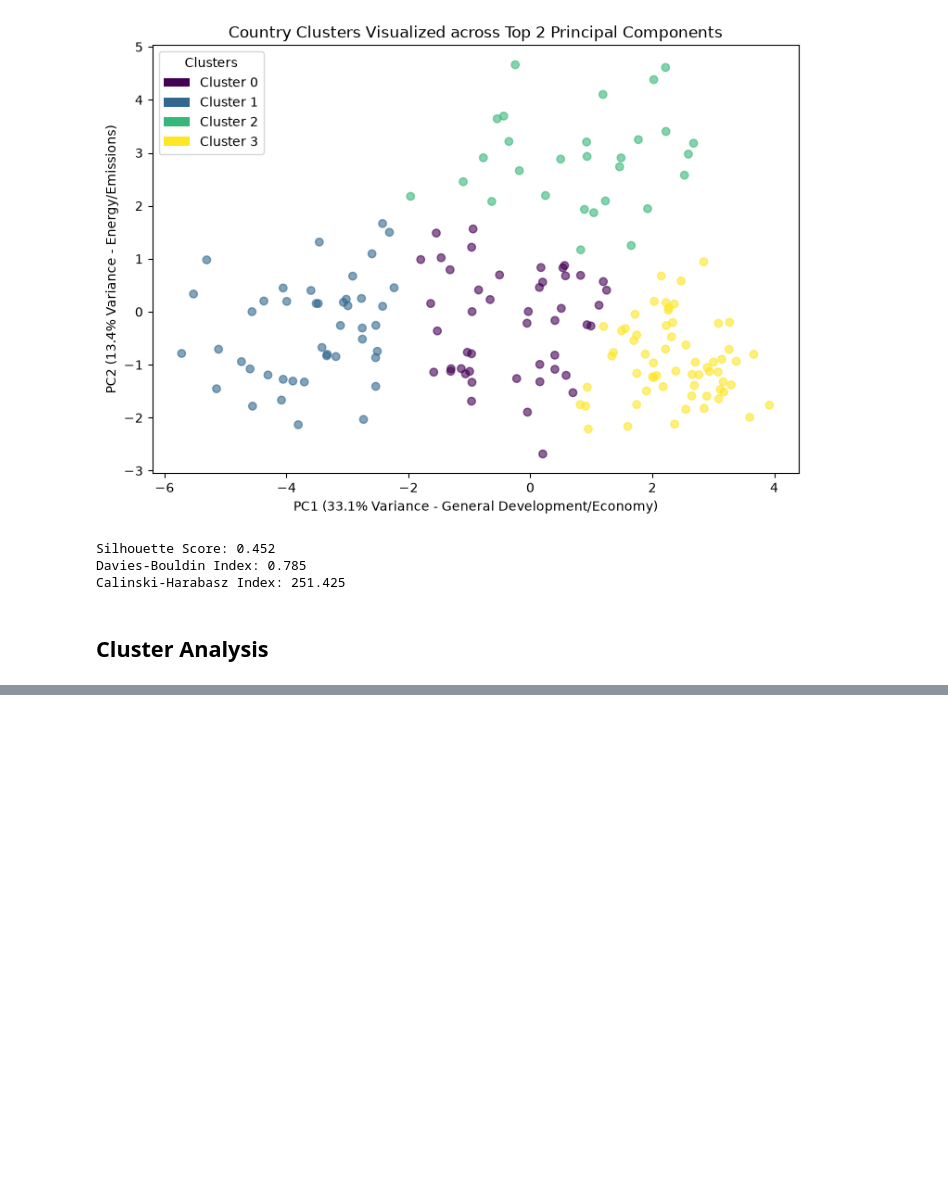
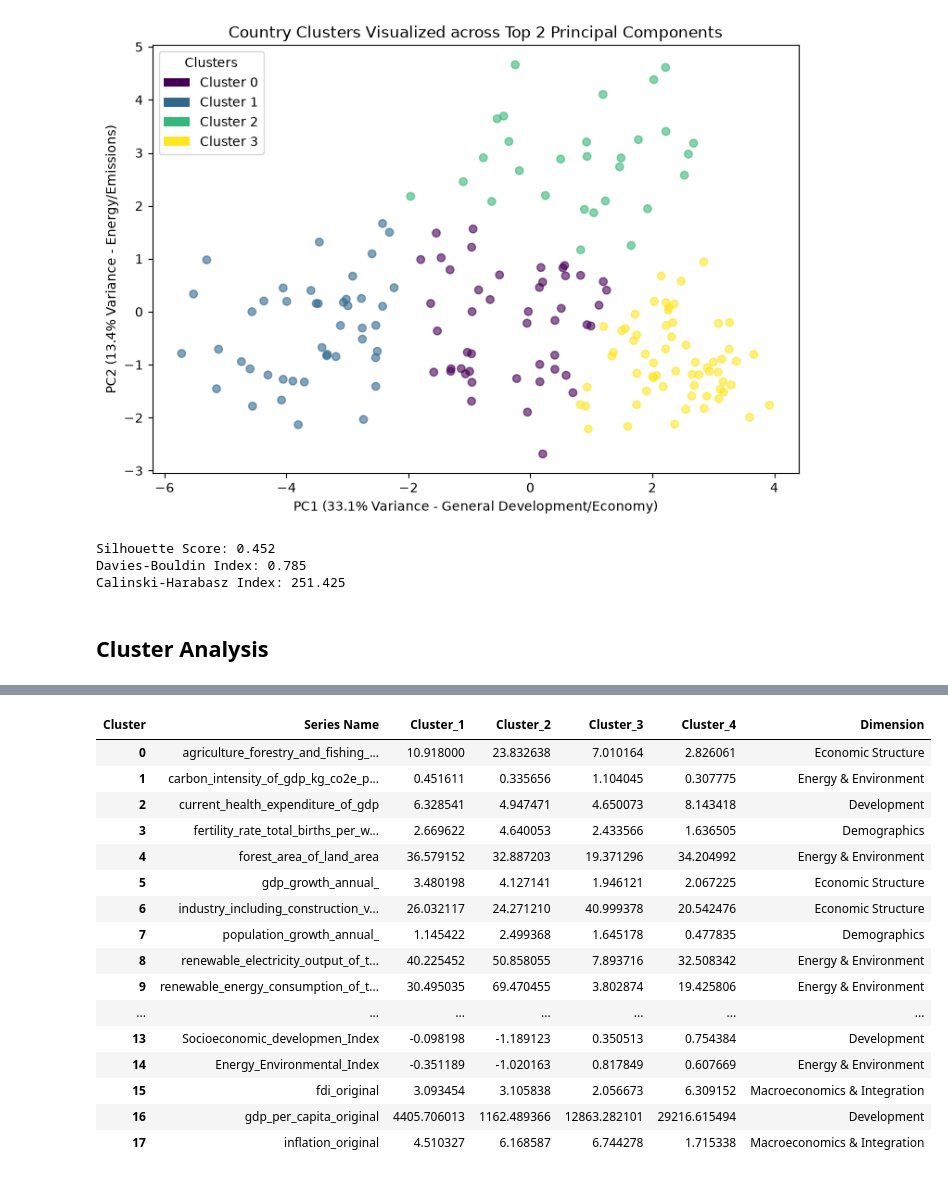
Before and after one commit to Mina-Makram-001/2B_Data_Science_Portfolio, a Jupyter notebook: Task_4_(Train_3_Unsupervised_ML_Models)/4_The_Model_&_Cluster_Analysis.ipynb, the cells around one changed output, grey strips where cells are left out. Cells and saved outputs as stored; diff of their text form; code cells hidden in the pictures; blank space fills up the shorter version.

```diff
--- a/Task_4_(Train_3_Unsupervised_ML_Models)/4_The_Model_&_Cluster_Analysis.ipynb
+++ b/Task_4_(Train_3_Unsupervised_ML_Models)/4_The_Model_&_Cluster_Analysis.ipynb
@@ -604,0 +653,74 @@ df_countries.head()
+# %%
+# 1. Update dimensions dictionary to match 'gdp_per_capita_original'
+dimensions = {
+    'Development': [
+        'Socioeconomic_developmen_Index',
+        'gdp_per_capita_original',  # <-- Fixed key here
+        'school_enrollment_primary_gross',
+        'current_health_expenditure_of_gdp',
+        'unemployment_total_of_total_labor_force_modeled_ilo_estimate'
+    ],
+
+    'Economic Structure': [
+        'agriculture_forestry_and_fishing_value_added_of_gdp',
+        'industry_including_construction_value_added_of_gdp',
+        'services_value_added_of_gdp',
+        'gdp_growth_annual_'
+    ],
+
+    'Energy & Environment': [
+        'Energy_Environmental_Index',
+        'carbon_intensity_of_gdp_kg_co2e_per_constant_2015_us_of_gdp',
+        'renewable_electricity_output_of_total_electricity_output',
+        'renewable_energy_consumption_of_total_final_energy_consumption',
+        'forest_area_of_land_area'
+    ],
+
+    'Demographics': [
+        'fertility_rate_total_births_per_woman',
+        'population_growth_annual_'
+    ],
+
+    'Macroeconomics & Integration': [
+        'fdi_original',
+        'inflation_original'
+    ]
+}
+
+# 2. Build mapping dictionary
+indicator_dimension = {
+    indicator.strip(): dimension
+    for dimension, indicators in dimensions.items()
+    for indicator in indicators
+}
+
+# 3. Map values safely (handles both Index and 'Series Name' column scenarios)
+if 'Series Name' in cluster_profile.columns:
+    cluster_profile['Dimension'] = (
+        cluster_profile['Series Name'].str.strip().map(indicator_dimension)
+    )
+else:
+    cluster_profile['Dimension'] = (
+        cluster_profile.index.str.strip().map(indicator_dimension)
+    )
+
+# View updated DataFrame
+cluster_profile
+# %% [output]
+| Cluster | Series Name | Cluster_1 | Cluster_2 | Cluster_3 | Cluster_4 | Dimension |
+| 0 | agriculture_forestry_and_fishing_... | 10.918000 | 23.832638 | 7.010164 | 2.826061 | Economic Structure |
+| 1 | carbon_intensity_of_gdp_kg_co2e_p... | 0.451611 | 0.335656 | 1.104045 | 0.307775 | Energy & Environment |
+| 2 | current_health_expenditure_of_gdp | 6.328541 | 4.947471 | 4.650073 | 8.143418 | Development |
+| 3 | fertility_rate_total_births_per_w... | 2.669622 | 4.640053 | 2.433566 | 1.636505 | Demographics |
+| 4 | forest_area_of_land_area | 36.579152 | 32.887203 | 19.371296 | 34.204992 | Energy & Environment |
+| 5 | gdp_growth_annual_ | 3.480198 | 4.127141 | 1.946121 | 2.067225 | Economic Structure |
+| 6 | industry_including_construction_v... | 26.032117 | 24.271210 | 40.999378 | 20.542476 | Economic Structure |
+| 7 | population_growth_annual_ | 1.145422 | 2.499368 | 1.645178 | 0.477835 | Demographics |
+| 8 | renewable_electricity_output_of_t... | 40.225452 | 50.858055 | 7.893716 | 32.508342 | Energy & Environment |
+| 9 | renewable_energy_consumption_of_t... | 30.495035 | 69.470455 | 3.802874 | 19.425806 | Energy & Environment |
+| ... | ... | ... | ... | ... | ... | ... |
+| 13 | Socioeconomic_developmen_Index | -0.098198 | -1.189123 | 0.350513 | 0.754384 | Development |
+| 14 | Energy_Environmental_Index | -0.351189 | -1.020163 | 0.817849 | 0.607669 | Energy & Environment |
+| 15 | fdi_original | 3.093454 | 3.105838 | 2.056673 | 6.309152 | Macroeconomics & Integration |
+| 16 | gdp_per_capita_original | 4405.706013 | 1162.489366 | 12863.282101 | 29216.615494 | Development |
+| 17 | inflation_original | 4.510327 | 6.168587 | 6.744278 | 1.715338 | Macroeconomics & Integration |
```
Also changed, not shown: parts of 4 cells of this notebook, 2 other files.
